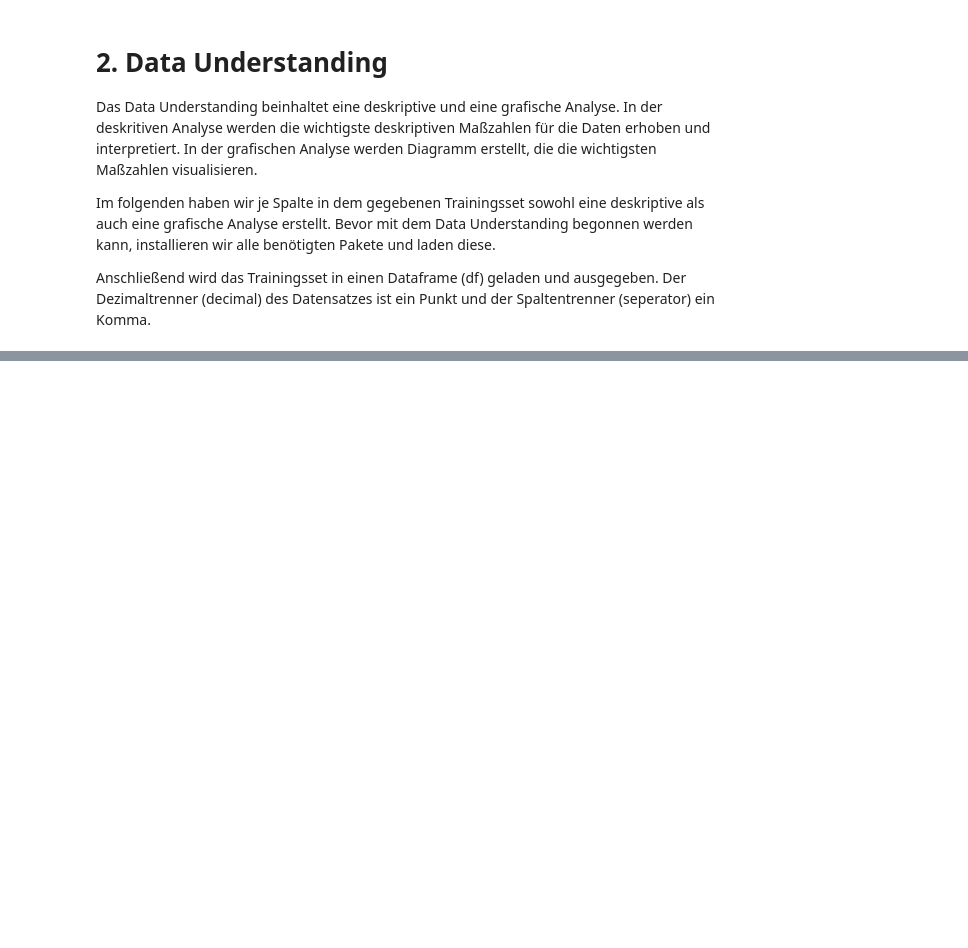
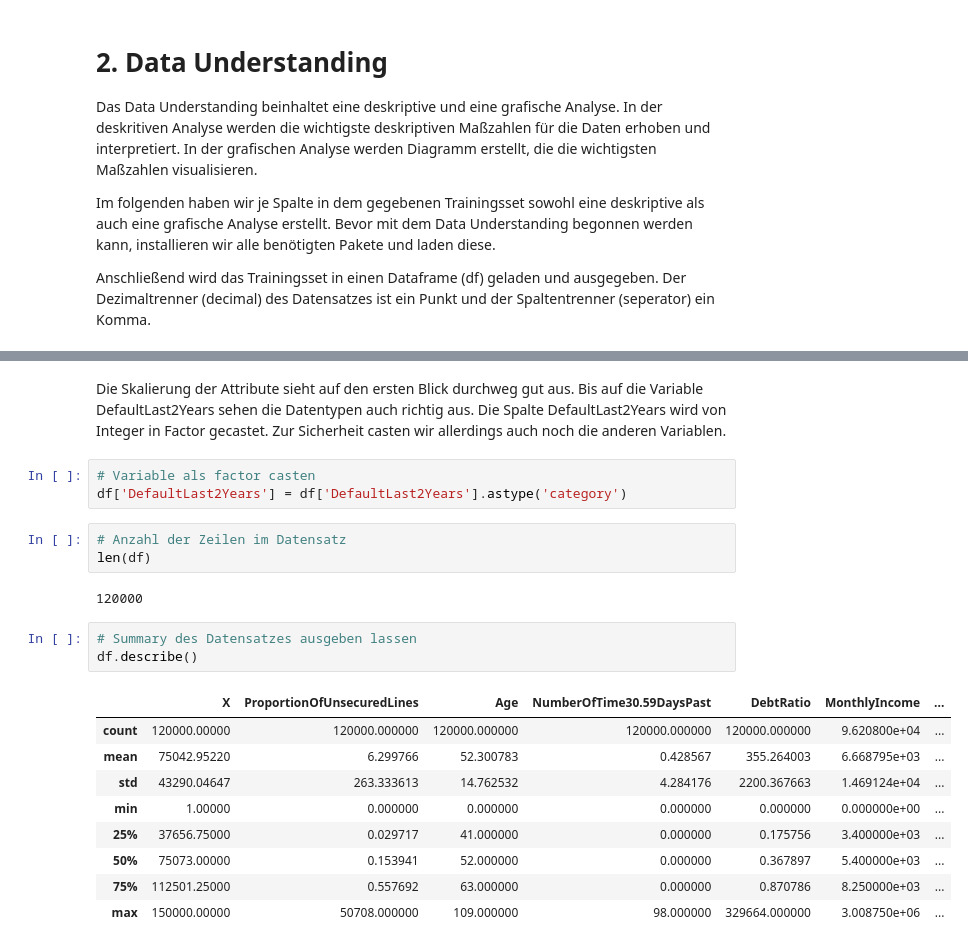
Before and after one commit to DamienShahan/Klassifikationsverfahren-in-Python, a Jupyter notebook: main.ipynb, the cells around one changed output, grey strips where cells are left out. Cells and saved outputs as stored; diff of their text form; blank space fills up the shorter version.

```diff
--- a/main.ipynb
+++ b/main.ipynb
@@ -35,0 +88,23 @@ Anschließend wird das Trainingsset in einen Dataframe (df) geladen und ausgegeb
+# %% [markdown]
+Die Skalierung der Attribute sieht auf den ersten Blick durchweg gut aus. Bis auf die Variable DefaultLast2Years sehen die Datentypen auch richtig aus. Die Spalte DefaultLast2Years wird von Integer in Factor gecastet. Zur Sicherheit casten wir allerdings auch noch die anderen Variablen.
+# %%
+# Variable als factor casten
+df['DefaultLast2Years'] = df['DefaultLast2Years'].astype('category')
+# %%
+# Anzahl der Zeilen im Datensatz
+len(df)
+# %% [output]
+120000
+# %%
+# Summary des Datensatzes ausgeben lassen
+df.describe()
+# %% [output]
+|  | X | ProportionOfUnsecuredLines | Age | NumberOfTime30.59DaysPast | DebtRatio | MonthlyIncome | ... |
+| count | 120000.00000 | 120000.000000 | 120000.000000 | 120000.000000 | 120000.000000 | 9.620800e+04 | ... |
+| mean | 75042.95220 | 6.299766 | 52.300783 | 0.428567 | 355.264003 | 6.668795e+03 | ... |
+| std | 43290.04647 | 263.333613 | 14.762532 | 4.284176 | 2200.367663 | 1.469124e+04 | ... |
+| min | 1.00000 | 0.000000 | 0.000000 | 0.000000 | 0.000000 | 0.000000e+00 | ... |
+| 25% | 37656.75000 | 0.029717 | 41.000000 | 0.000000 | 0.175756 | 3.400000e+03 | ... |
+| 50% | 75073.00000 | 0.153941 | 52.000000 | 0.000000 | 0.367897 | 5.400000e+03 | ... |
+| 75% | 112501.25000 | 0.557692 | 63.000000 | 0.000000 | 0.870786 | 8.250000e+03 | ... |
+| max | 150000.00000 | 50708.000000 | 109.000000 | 98.000000 | 329664.000000 | 3.008750e+06 | ... |
```
Also changed, not shown: parts of 8 cells of this notebook.
